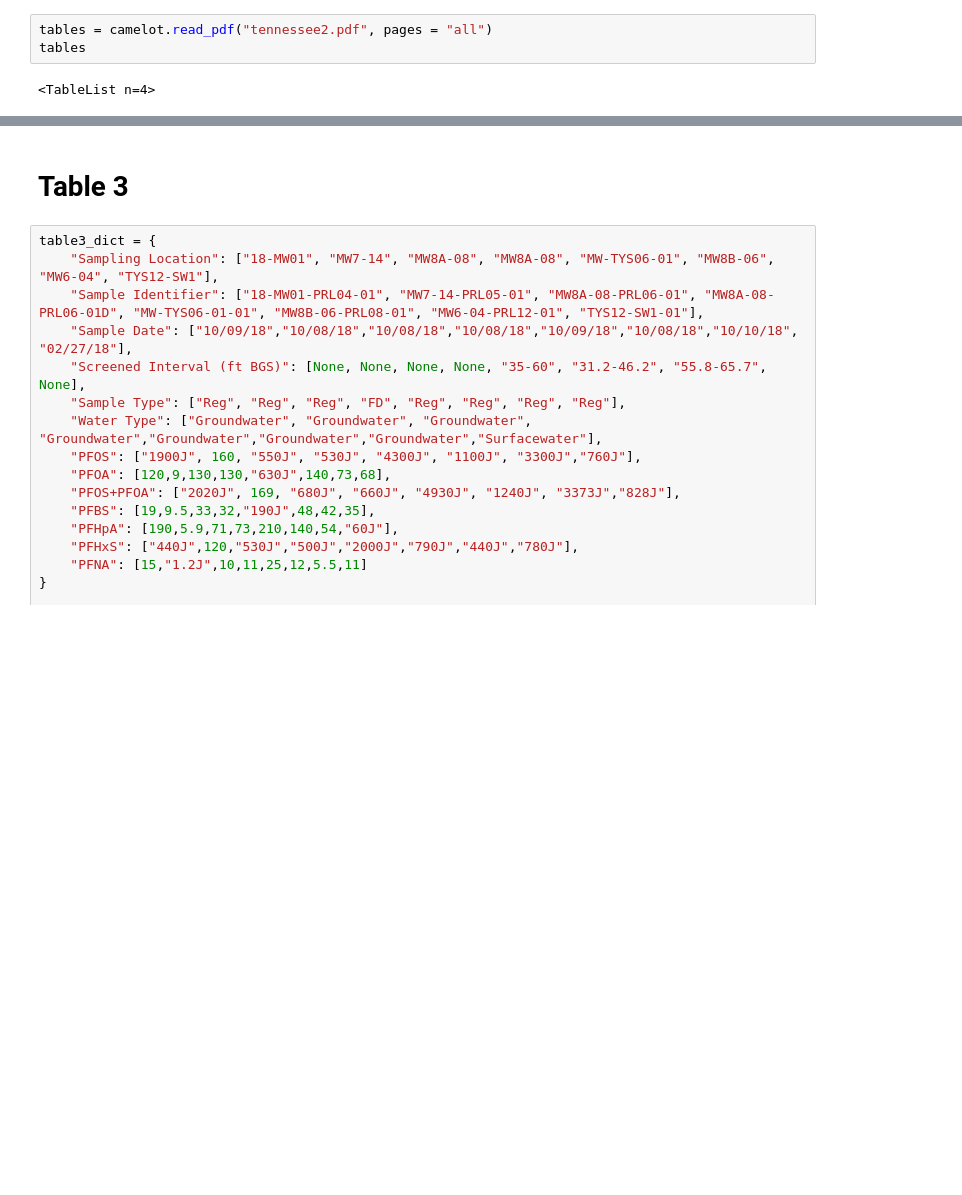
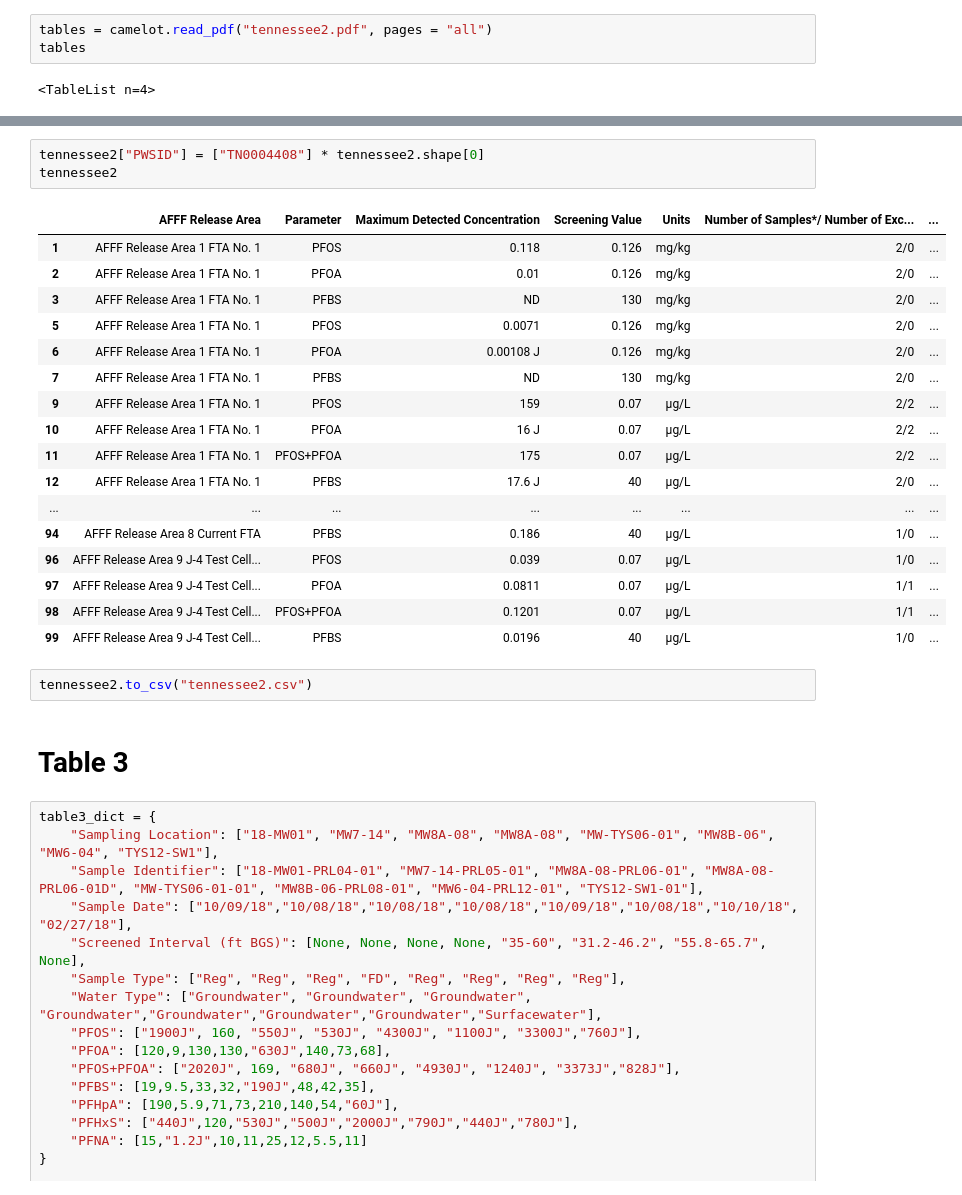
Before and after one commit to dylanknlee/states_pfas_pdfs, a Jupyter notebook: tennessee/tennessee.ipynb, the cells around one changed output, grey strips where cells are left out. Drawn from its saved outputs; the diff is of its cells as text; blank space fills up the shorter version.

```diff
--- a/tennessee/tennessee.ipynb
+++ b/tennessee/tennessee.ipynb
@@ -76,3 +75,26 @@ tennessee2.to_csv("tennessee2.csv")
+# %%
+tennessee2["PWSID"] = ["TN0004408"] * tennessee2.shape[0]
+tennessee2
+# %% [output]
+|  | AFFF Release Area | Parameter | Maximum Detected Concentration | Screening Value | Units | Number of Samples*/ Number of Exc... | ... |
+| 1 | AFFF Release Area 1 FTA No. 1 | PFOS | 0.118 | 0.126 | mg/kg | 2/0 | ... |
+| 2 | AFFF Release Area 1 FTA No. 1 | PFOA | 0.01 | 0.126 | mg/kg | 2/0 | ... |
+| 3 | AFFF Release Area 1 FTA No. 1 | PFBS | ND | 130 | mg/kg | 2/0 | ... |
+| 5 | AFFF Release Area 1 FTA No. 1 | PFOS | 0.0071 | 0.126 | mg/kg | 2/0 | ... |
+| 6 | AFFF Release Area 1 FTA No. 1 | PFOA | 0.00108 J | 0.126 | mg/kg | 2/0 | ... |
+| 7 | AFFF Release Area 1 FTA No. 1 | PFBS | ND | 130 | mg/kg | 2/0 | ... |
+| 9 | AFFF Release Area 1 FTA No. 1 | PFOS | 159 | 0.07 | µg/L | 2/2 | ... |
+| 10 | AFFF Release Area 1 FTA No. 1 | PFOA | 16 J | 0.07 | µg/L | 2/2 | ... |
+| 11 | AFFF Release Area 1 FTA No. 1 | PFOS+PFOA | 175 | 0.07 | µg/L | 2/2 | ... |
+| 12 | AFFF Release Area 1 FTA No. 1 | PFBS | 17.6 J | 40 | µg/L | 2/0 | ... |
+| ... | ... | ... | ... | ... | ... | ... | ... |
+| 94 | AFFF Release Area 8 Current FTA | PFBS | 0.186 | 40 | µg/L | 1/0 | ... |
+| 96 | AFFF Release Area 9 J‐4 Test Cell... | PFOS | 0.039 | 0.07 | µg/L | 1/0 | ... |
+| 97 | AFFF Release Area 9 J‐4 Test Cell... | PFOA | 0.0811 | 0.07 | µg/L | 1/1 | ... |
+| 98 | AFFF Release Area 9 J‐4 Test Cell... | PFOS+PFOA | 0.1201 | 0.07 | µg/L | 1/1 | ... |
+| 99 | AFFF Release Area 9 J‐4 Test Cell... | PFBS | 0.0196 | 40 | µg/L | 1/0 | ... |
+# %%
+tennessee2.to_csv("tennessee2.csv")
 # %% [markdown]
 # Table 3
 # %%
```
Also changed, not shown: parts of 1 cell of this notebook, 8 other files.
